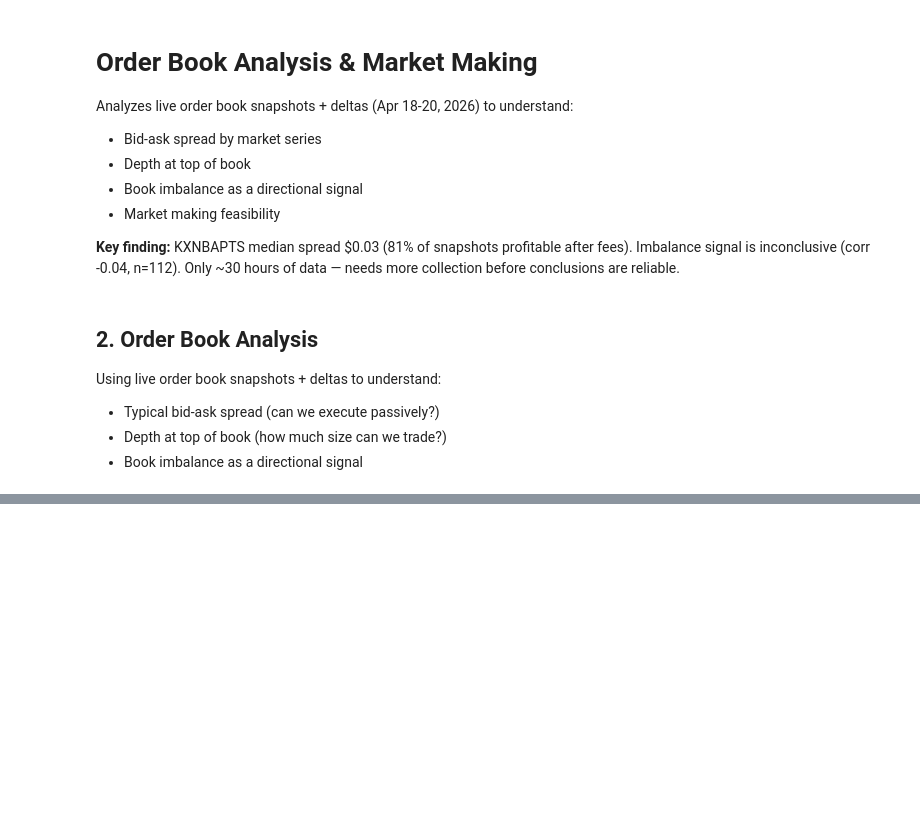
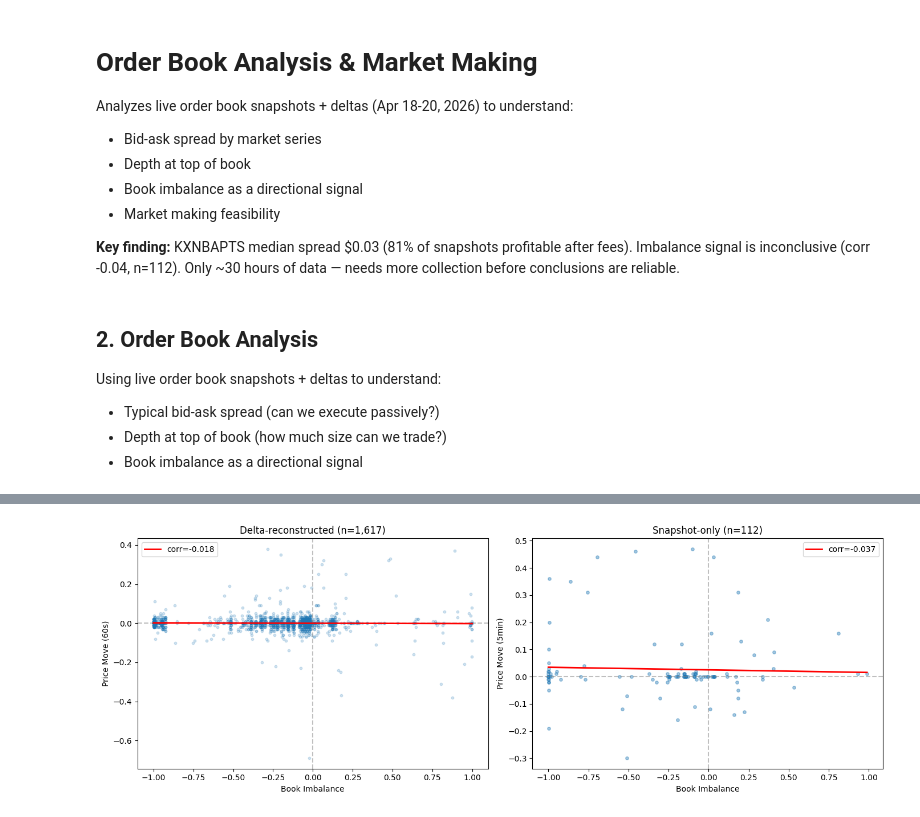
Before and after one commit to cziwang/prediction-market-exploration, a Jupyter notebook: notebooks/strategies/order_book.ipynb, the cells around one changed output, grey strips where cells are left out. Cells and saved outputs as stored; diff of their text form; code cells hidden in the pictures; blank space fills up the shorter version.

```diff
--- a/notebooks/strategies/order_book.ipynb
+++ b/notebooks/strategies/order_book.ipynb
@@ -296,0 +979,93 @@ print(f"  Net profit ≈ spread_captured × fill_rate - adverse_selection_cost")
+# %%
+# --- Re-run imbalance → price movement with continuous book state ---
+# For each 30s book sample, find trades in the next 60s and measure price movement
+
+# Use the WS trades already loaded above (ws_trades_df)
+recon_common = set(recon_df["ticker"]) & set(ws_trades_df["ticker"])
+print(f"Tickers in both reconstructed book and WS trades: {len(recon_common)}")
+
+imb_results_delta = []
+for ticker in recon_common:
+    tk_book = recon_df[recon_df["ticker"] == ticker].sort_values("t_receipt")
+    tk_trades = ws_trades_df[ws_trades_df["ticker"] == ticker].sort_values("t_receipt")
+
+    if tk_trades.empty or tk_book.empty:
+        continue
+
+    for _, brow in tk_book.iterrows():
+        t0 = brow["t_receipt"]
+        # Find trades in [t0, t0+60s]
+        future = tk_trades[(tk_trades["t_receipt"] > t0) & (tk_trades["t_receipt"] <= t0 + 60)]
+        if len(future) < 2:
+            continue
+
+        price_move = future["yes_price"].iloc[-1] - future["yes_price"].iloc[0]
+        mid = (brow["best_bid"] + brow["best_ask"]) / 2 if (brow["best_ask"] and brow["best_bid"]) else None
+
+        imb_results_delta.append({
+            "ticker": ticker,
+            "imbalance": brow["imbalance"],
+            "spread": brow["spread"],
+            "price_move": price_move,
+            "mid_to_last": future["yes_price"].iloc[-1] - mid if mid else None,
+            "n_trades_60s": len(future),
+        })
+
+imb_delta_df = pd.DataFrame(imb_results_delta)
+print(f"Imbalance observations (delta-reconstructed, 60s window): {len(imb_delta_df):,}")
+print(f"  vs snapshot-only: {len(imb_df)} observations ({len(imb_delta_df) / max(len(imb_df), 1):.0f}x more)")
+
+if len(imb_delta_df) >= 20:
+    corr_delta = imb_delta_df["imbalance"].corr(imb_delta_df["price_move"])
+    print(f"\nCorrelation(imbalance, 60s_price_move): {corr_delta:.4f}")
+    print(f"  Snapshot-only correlation was:         {imb_df['imbalance'].corr(imb_df['price_move']):.4f}" if len(imb_df) > 0 else "")
+
+    # Bin by imbalance quintile
+    n_bins = min(5, len(imb_delta_df) // 10)
+    if n_bins >= 3:
+        imb_delta_df["imb_bin"] = pd.qcut(imb_delta_df["imbalance"], n_bins, labels=False, duplicates="drop")
+
+        print(f"\nPrice movement by imbalance bin ({n_bins} bins):")
+        print(f"{'Bin':<6} {'Mean Imb':<12} {'Mean Move':<12} {'Std Move':<12} {'N':<6}")
+        print("-" * 50)
+        for q, grp in imb_delta_df.groupby("imb_bin"):
+            print(f"{q:<6} {grp['imbalance'].mean():<12.4f} {grp['price_move'].mean():<12.5f} "
+                  f"{grp['price_move'].std():<12.5f} {len(grp):<6}")
+
+    fig, axes = plt.subplots(1, 2, figsize=(14, 5))
+
+    # Scatter: delta-reconstructed
+    ax = axes[0]
+    ax.scatter(imb_delta_df["imbalance"], imb_delta_df["price_move"], alpha=0.2, s=10)
+    ax.axhline(0, color="gray", linestyle="--", alpha=0.5)
+    ax.axvline(0, color="gray", linestyle="--", alpha=0.5)
+    z = np.polyfit(imb_delta_df["imbalance"], imb_delta_df["price_move"], 1)
+    p = np.poly1d(z)
+    x_range = np.linspace(imb_delta_df["imbalance"].min(), imb_delta_df["imbalance"].max(), 50)
+    ax.plot(x_range, p(x_range), "r-", linewidth=2, label=f"corr={corr_delta:.3f}")
+    ax.set_xlabel("Book Imbalance")
+    ax.set_ylabel("Price Move (60s)")
+    ax.set_title(f"Delta-reconstructed (n={len(imb_delta_df):,})")
+    ax.legend()
+
+    # Scatter: snapshot-only (for comparison)
+    ax = axes[1]
+    if len(imb_df) > 0:
+        ax.scatter(imb_df["imbalance"], imb_df["price_move"], alpha=0.4, s=15)
+        ax.axhline(0, color="gray", linestyle="--", alpha=0.5)
+        ax.axvline(0, color="gray", linestyle="--", alpha=0.5)
+        corr_snap = imb_df["imbalance"].corr(imb_df["price_move"])
+        z2 = np.polyfit(imb_df["imbalance"], imb_df["price_move"], 1)
+        p2 = np.poly1d(z2)
+        x2 = np.linspace(imb_df["imbalance"].min(), imb_df["imbalance"].max(), 50)
+        ax.plot(x2, p2(x2), "r-", linewidth=2, label=f"corr={corr_snap:.3f}")
+    ax.set_xlabel("Book Imbalance")
+    ax.set_ylabel("Price Move (5min)")
+    ax.set_title(f"Snapshot-only (n={len(imb_df)})")
+    ax.legend()
+
+    plt.tight_layout()
+    plt.show()
+else:
+    print("Not enough overlapping observations for imbalance analysis.")
+# %% [output]
@@ -296,0 +1087 @@ print(f"  Net profit ≈ spread_captured × fill_rate - adverse_selection_cost")
+[figure, added]
```
Also changed, not shown: parts of 23 cells of this notebook, 5 other files.
